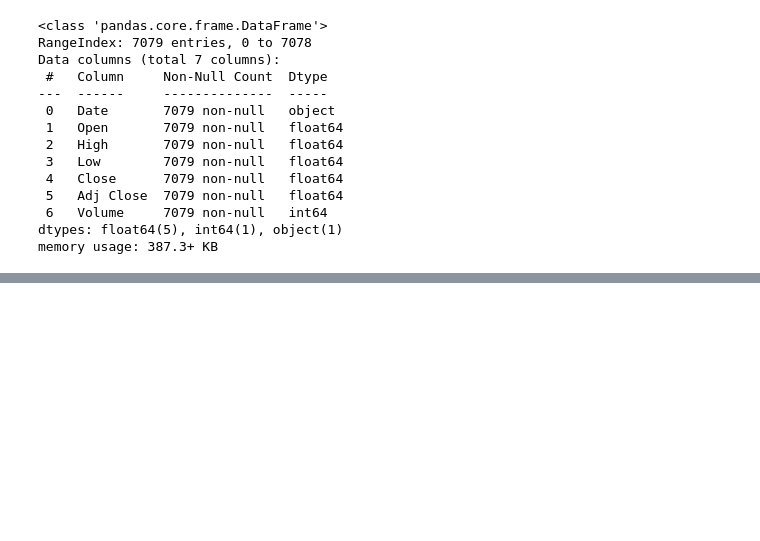
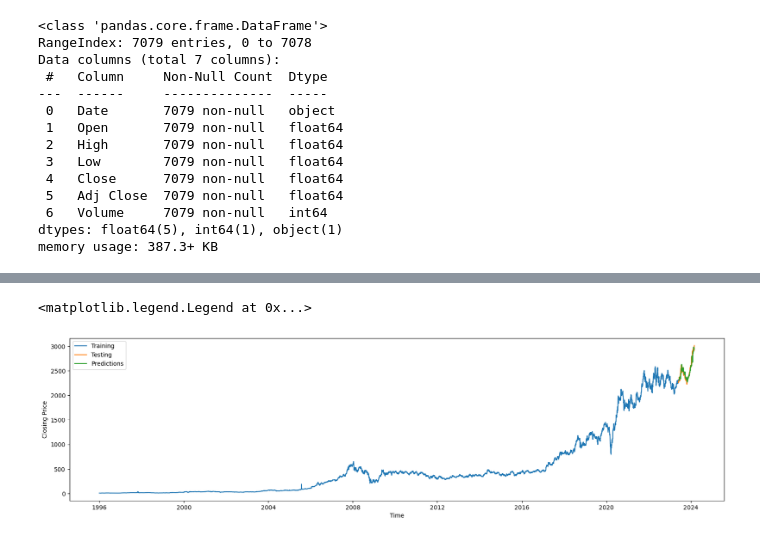
Before and after one commit to HP3-16/time-series-stocks, a Jupyter notebook: model_lstm_rel.ipynb, the cells around one changed output, grey strips where cells are left out. Saved outputs shown, nothing was run; the diff lists cells and outputs as text; code cells hidden in the pictures; blank space fills up the shorter version.

```diff
--- a/model_lstm_rel.ipynb
+++ b/model_lstm_rel.ipynb
@@ -76,0 +130,2 @@ _________________________________________________________________
+# %%
+prediction = lstm.predict(RELIANCE_Test_X)
@@ -76,0 +134,11 @@ _________________________________________________________________
+# %%
+plt.figure(figsize=(20,5))
+plt.plot(RELIANCE['Date'][RELIANCE['Date'] < '2023-06-01'], RELIANCE['Adj Close'][RELIANCE['Date'] < '2023-06-01'], label = 'Training')
+plt.plot(RELIANCE['Date'][RELIANCE['Date'] >= '2023-06-01'], RELIANCE['Adj Close'][RELIANCE['Date'] >= '2023-06-01'], label = 'Testing')
+plt.plot(RELIANCE['Date'][RELIANCE['Date'] >= '2023-06-13'], prediction.reshape(-1), label = 'Predictions')
+plt.xlabel('Time')
+plt.ylabel('Closing Price')
+plt.legend(loc = 'best')
+# %% [output]
+<matplotlib.legend.Legend at 0x...>
+[figure, added]
```
Also changed, not shown: parts of 7 cells of this notebook, 1 other file.
